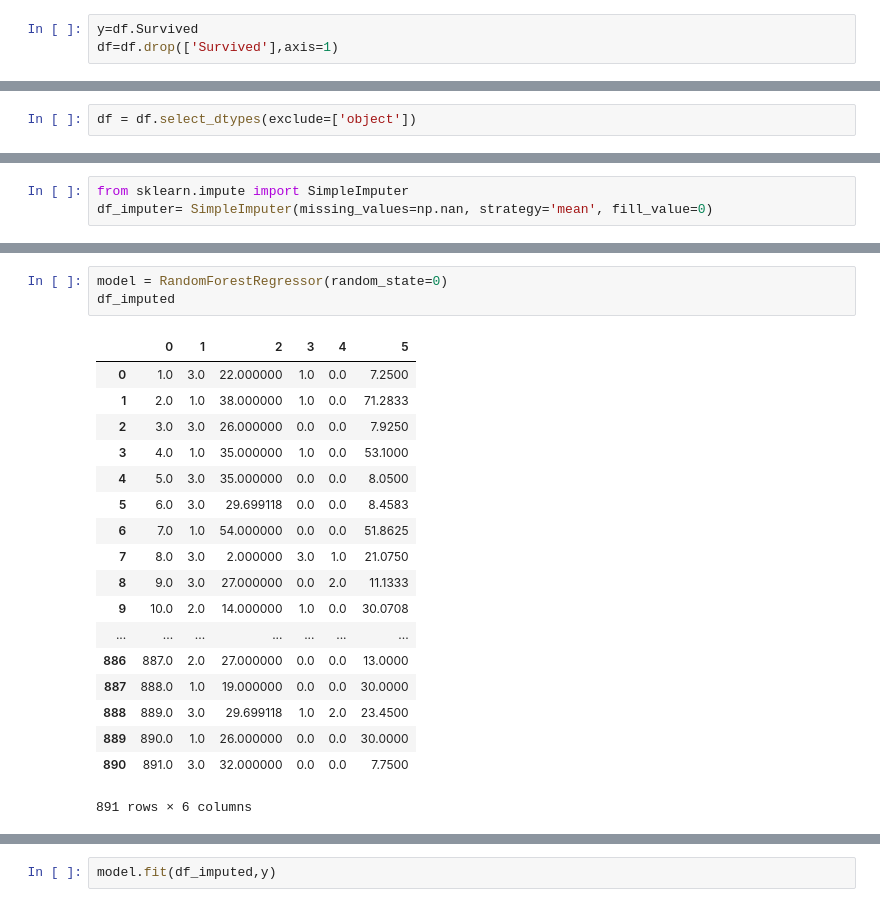
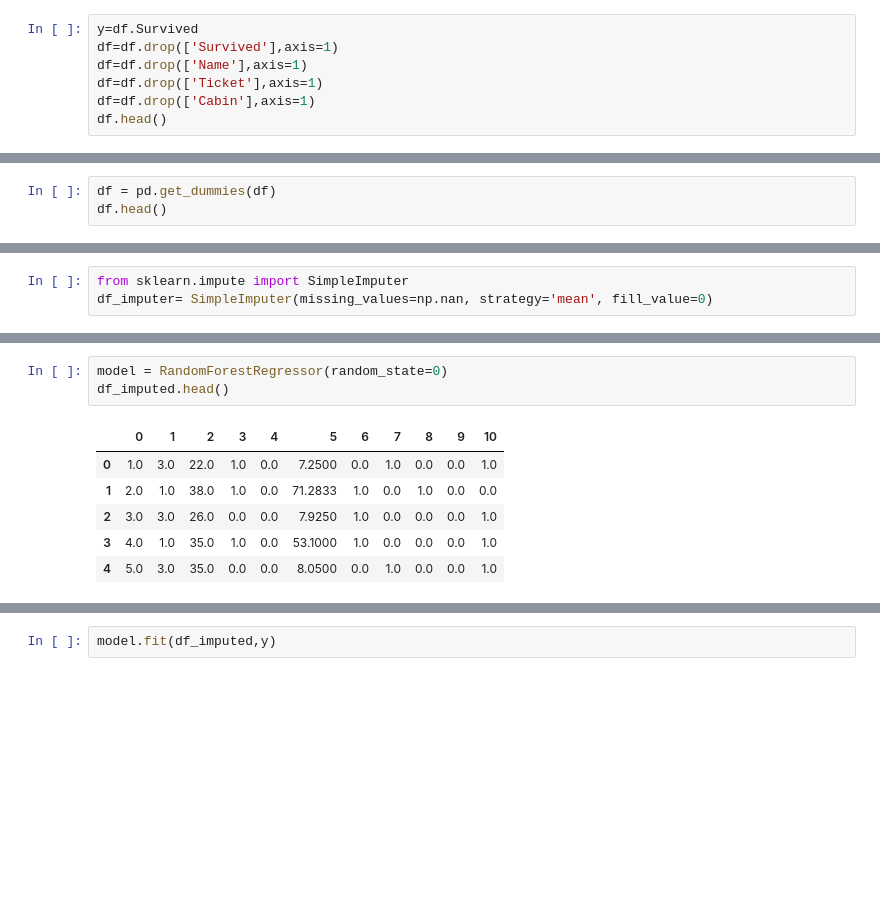
Before and after one commit to Sharron4me/Titanic-Kaggle, a Jupyter notebook: Titanic .ipynb, the cells around one changed output, grey strips where cells are left out. Drawn from its saved outputs; the diff is of its cells as text; blank space fills up the shorter version.

```diff
--- a/Titanic .ipynb
+++ b/Titanic .ipynb
@@ -9,3 +29,7 @@ df = pd.read_csv("train.csv")
 # %%
 y=df.Survived
 df=df.drop(['Survived'],axis=1)
+df=df.drop(['Name'],axis=1)
+df=df.drop(['Ticket'],axis=1)
+df=df.drop(['Cabin'],axis=1)
+df.head()
@@ -12,2 +43,3 @@ df=df.drop(['Survived'],axis=1)
-# %%
-df = df.select_dtypes(exclude=['object'])
+# %%
+df = pd.get_dummies(df)
+df.head()
@@ -39,22 +78,10 @@ df_imputed.describe()
 # %%
 model = RandomForestRegressor(random_state=0)
-df_imputed
+df_imputed.head()
 # %% [output]
-|  | 0 | 1 | 2 | 3 | 4 | 5 |
-| 0 | 1.0 | 3.0 | 22.000000 | 1.0 | 0.0 | 7.2500 |
-| 1 | 2.0 | 1.0 | 38.000000 | 1.0 | 0.0 | 71.2833 |
-| 2 | 3.0 | 3.0 | 26.000000 | 0.0 | 0.0 | 7.9250 |
-| 3 | 4.0 | 1.0 | 35.000000 | 1.0 | 0.0 | 53.1000 |
-| 4 | 5.0 | 3.0 | 35.000000 | 0.0 | 0.0 | 8.0500 |
-| 5 | 6.0 | 3.0 | 29.699118 | 0.0 | 0.0 | 8.4583 |
-| 6 | 7.0 | 1.0 | 54.000000 | 0.0 | 0.0 | 51.8625 |
-| 7 | 8.0 | 3.0 | 2.000000 | 3.0 | 1.0 | 21.0750 |
-| 8 | 9.0 | 3.0 | 27.000000 | 0.0 | 2.0 | 11.1333 |
-| 9 | 10.0 | 2.0 | 14.000000 | 1.0 | 0.0 | 30.0708 |
-| ... | ... | ... | ... | ... | ... | ... |
-| 886 | 887.0 | 2.0 | 27.000000 | 0.0 | 0.0 | 13.0000 |
-| 887 | 888.0 | 1.0 | 19.000000 | 0.0 | 0.0 | 30.0000 |
-| 888 | 889.0 | 3.0 | 29.699118 | 1.0 | 2.0 | 23.4500 |
-| 889 | 890.0 | 1.0 | 26.000000 | 0.0 | 0.0 | 30.0000 |
-| 890 | 891.0 | 3.0 | 32.000000 | 0.0 | 0.0 | 7.7500 |
+|  | 0 | 1 | 2 | 3 | 4 | 5 | 6 | 7 | 8 | 9 | 10 |
+| 0 | 1.0 | 3.0 | 22.0 | 1.0 | 0.0 | 7.2500 | 0.0 | 1.0 | 0.0 | 0.0 | 1.0 |
+| 1 | 2.0 | 1.0 | 38.0 | 1.0 | 0.0 | 71.2833 | 1.0 | 0.0 | 1.0 | 0.0 | 0.0 |
+| 2 | 3.0 | 3.0 | 26.0 | 0.0 | 0.0 | 7.9250 | 1.0 | 0.0 | 0.0 | 0.0 | 1.0 |
+| 3 | 4.0 | 1.0 | 35.0 | 1.0 | 0.0 | 53.1000 | 1.0 | 0.0 | 0.0 | 0.0 | 1.0 |
+| 4 | 5.0 | 3.0 | 35.0 | 0.0 | 0.0 | 8.0500 | 0.0 | 1.0 | 0.0 | 0.0 | 1.0 |
-891 rows × 6 columns
```
Also changed, not shown: parts of 14 cells of this notebook, 1 other file.
